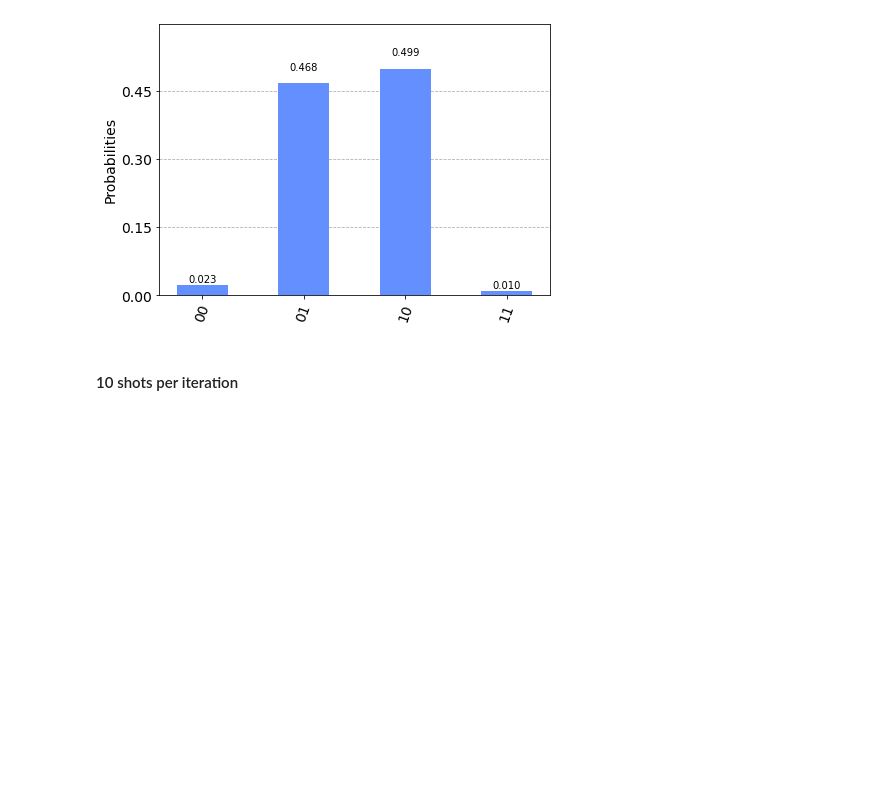
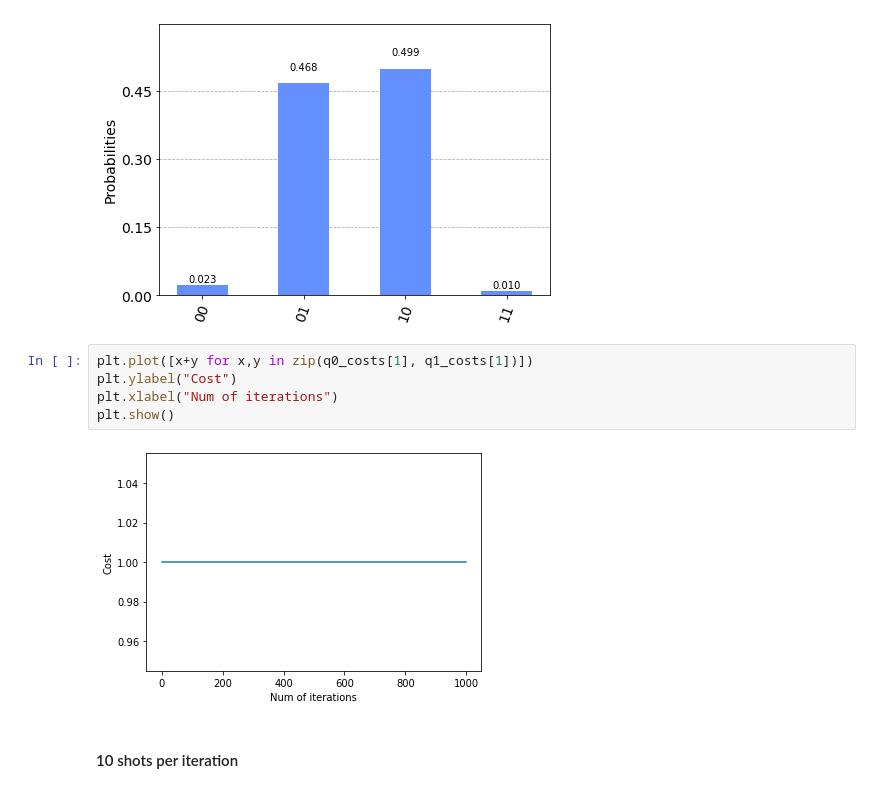
Before and after one commit to harshitgarg22/qosf-screening, a Jupyter notebook: task_2/task_2.ipynb, the cells around one changed output. Drawn from its saved outputs; the diff is of its cells as text; blank space fills up the shorter version.

```diff
--- a/task_2/task_2.ipynb
+++ b/task_2/task_2.ipynb
@@ -306,6 +308,13 @@ result = execute(qc,
 plot_histogram(result.get_counts())
 # %% [output]
 [figure]
+# %%
+plt.plot([x+y for x,y in zip(q0_costs[1], q1_costs[1])])
+plt.ylabel("Cost")
+plt.xlabel("Num of iterations")
+plt.show()
+# %% [output]
+[figure, added]
 # %% [markdown]
 #### 10 shots per iteration
 # %%
```
Also changed, not shown: parts of 14 cells of this notebook.
